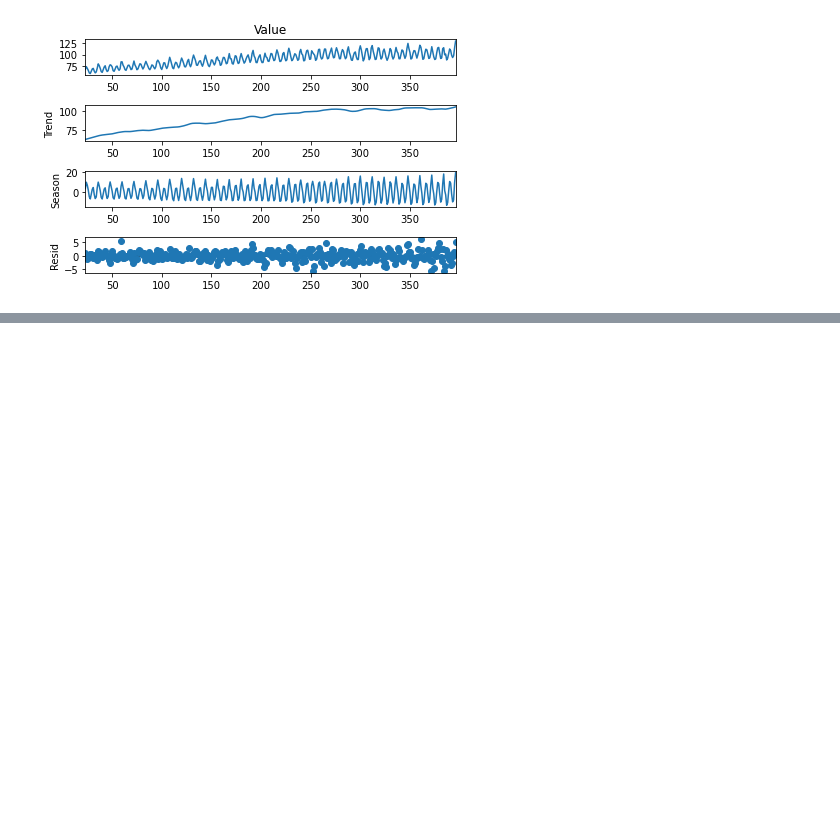
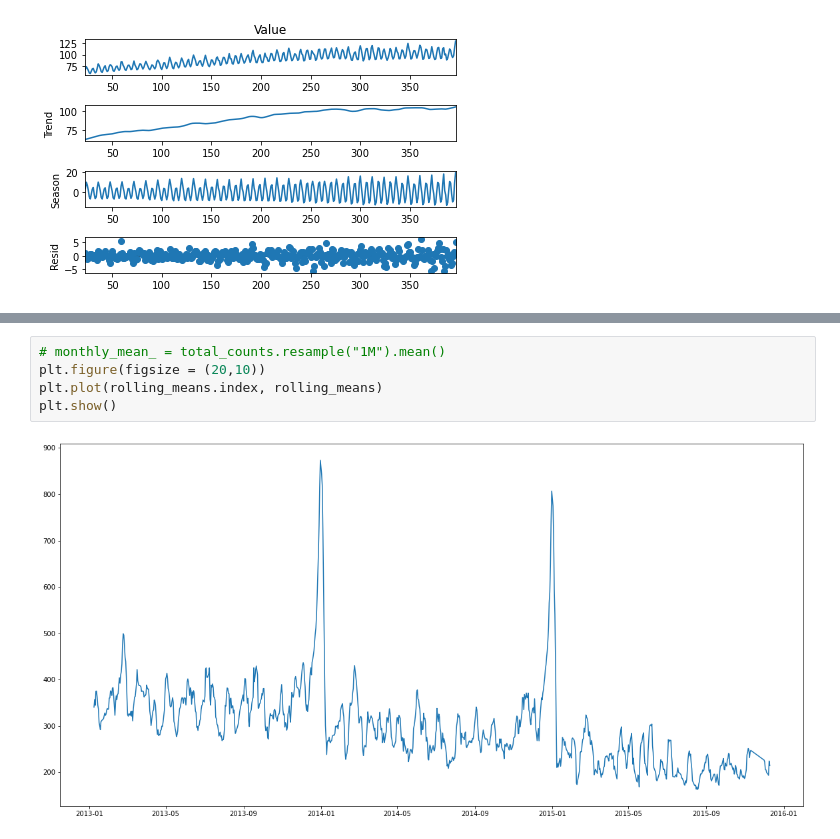
Before and after one commit to BorisBorisov33/Machine-Learning-Softuni, a Jupyter notebook: intro_to_timeseries/main_notebook.ipynb, the cells around one changed output, grey strips where cells are left out. Cells and saved outputs as stored; diff of their text form; blank space fills up the shorter version.

```diff
--- a/intro_to_timeseries/main_notebook.ipynb
+++ b/intro_to_timeseries/main_notebook.ipynb
@@ -278,0 +354,7 @@ plt.show()
+# %%
+# monthly_mean_ = total_counts.resample("1M").mean()
+plt.figure(figsize = (20,10))
+plt.plot(rolling_means.index, rolling_means)
+plt.show()
+# %% [output]
+[figure, added]
```
Also changed, not shown: parts of 17 cells of this notebook, 2 other files.
